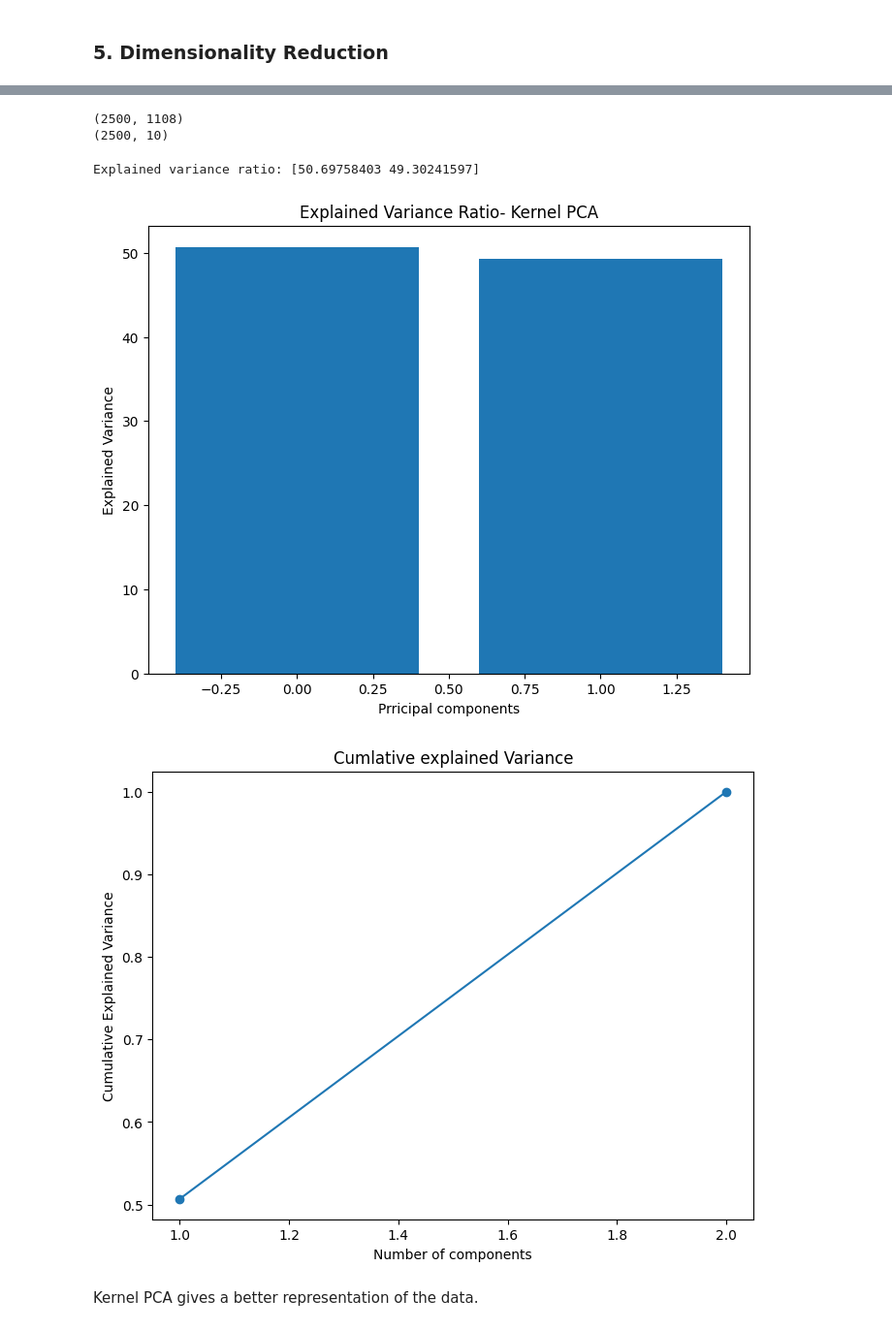
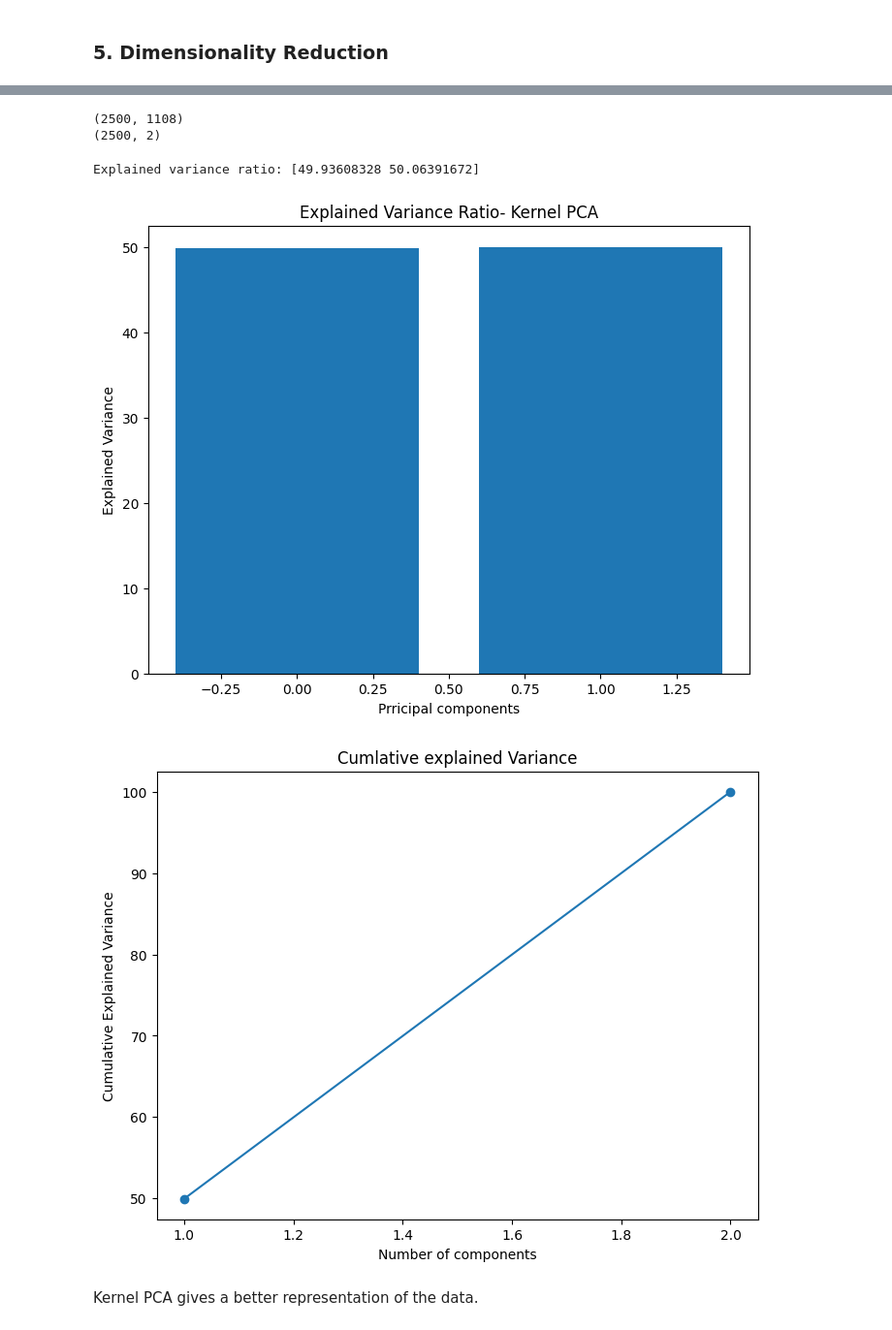
Before and after one commit to WamzMwangi/Unsupervised_Machine_Learning, a Jupyter notebook: Week1_Principal_Component_Analysis/CarSales_Data_PCA.ipynb, the cells around one changed output, grey strips where cells are left out. Shown: that part at 97% size. Cells and saved outputs as stored; diff of their text form; code cells hidden in the pictures.

```diff
--- a/Week1_Principal_Component_Analysis/CarSales_Data_PCA.ipynb
+++ b/Week1_Principal_Component_Analysis/CarSales_Data_PCA.ipynb
@@ -226,9 +215,9 @@ scaled_df=scaler.fit_transform(X)
 # %%
 #apply pca
 from sklearn.decomposition import PCA
-pca=PCA(n_components=10)
-pca.fit(X)
-X_pca=pca.transform(X)
+pca=PCA(n_components=2)
+pca.fit(scaled_df)
+X_pca=pca.transform(scaled_df)
 print(scaled_df.shape)
 print(X_pca.shape)
 # %% [output]
@@ -281,13 +268,13 @@ print(X.shape)
 print(X_pca.shape)
 # %% [output]
 (2500, 1108)
-(2500, 10)
+(2500, 2)
 # %%
 explained_variance_kernel = np.var(X_kpca,axis=0)
 explained_variance_ratio_kernel=(explained_variance_kernel/np.sum(explained_variance_kernel))*100
 print('Explained variance ratio:', explained_variance_ratio_kernel)
 # %% [output]
-Explained variance ratio: [50.69758403 49.30241597]
+Explained variance ratio: [49.93608328 50.06391672]
 # %%
 plt.figure(figsize=(8,6))
 plt.bar(range(len(explained_variance_ratio_kernel)), explained_variance_ratio_kernel)
@@ -296,19 +283,19 @@ plt.ylabel("Explained Variance")
 plt.title("Explained Variance Ratio- Kernel PCA")
 plt.show()
 # %% [output]
-[figure, old version]
+[figure, new version]
 # %%
-cumulative_variance = np.cumsum(explained_variance_ratio)
+cumulative_variance = np.cumsum(explained_variance_ratio_kernel)
 
 # Plot the cumulative explained variance
 plt.figure(figsize=(8,6))
 plt.plot(range(1, len(cumulative_variance) + 1), cumulative_variance, marker='o')
 plt.xlabel("Number of components")
 plt.ylabel("Cumulative Explained Variance")
 plt.title("Cumlative explained Variance")
 plt.show()
 # %% [output]
-[figure, old version]
+[figure, new version]
 # %% [markdown]
 Kernel PCA gives a better representation of the data.
 # %% [markdown]
```
Also changed, not shown: parts of 13 cells of this notebook.
